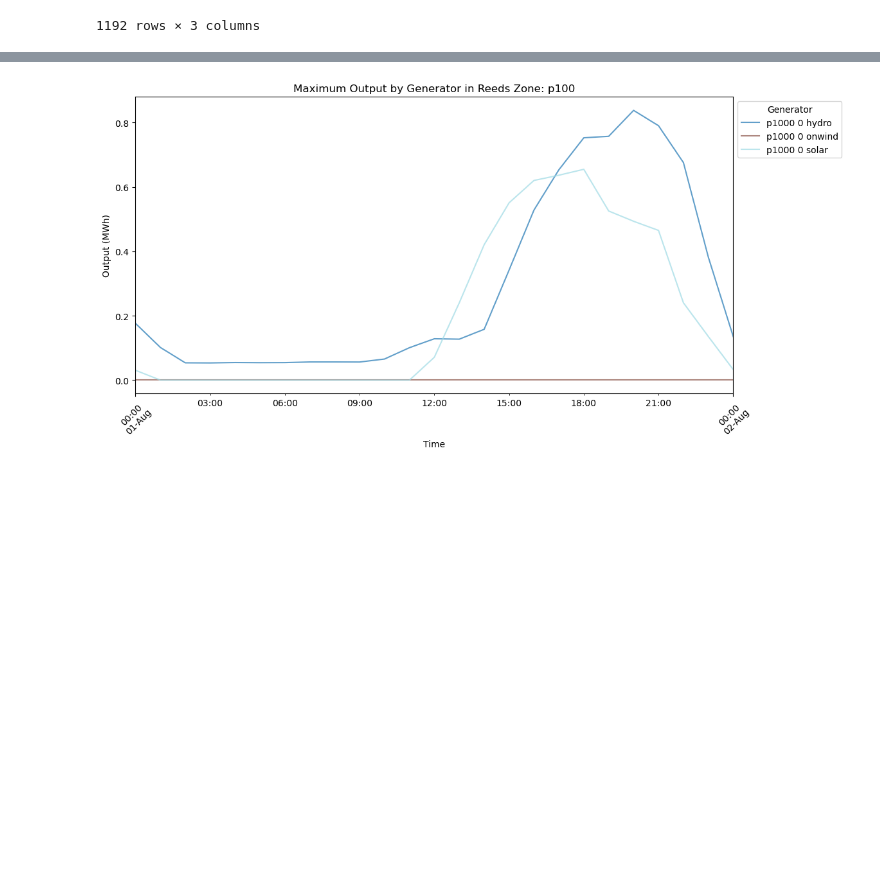
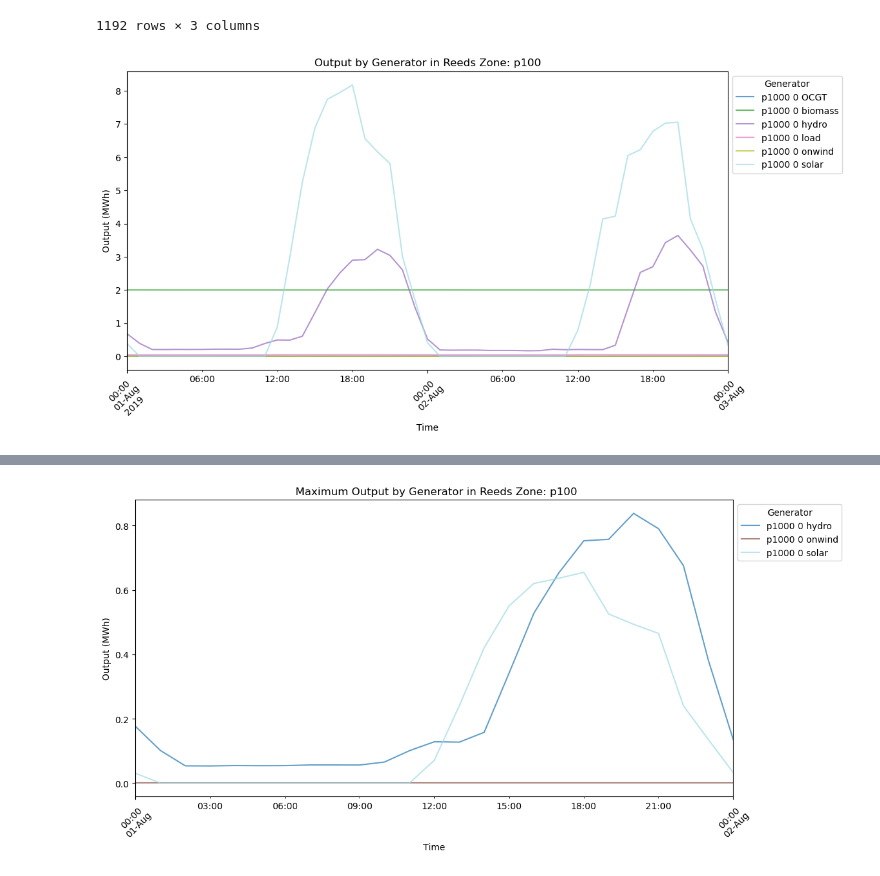
Before and after one commit to af3913/pypsa-usa, a Jupyter notebook: workflow/pypsa-usa_technical_appendix.ipynb, the cells around one changed output, grey strips where cells are left out. Saved outputs shown, nothing was run; the diff lists cells and outputs as text; code cells hidden in the pictures; blank space fills up the shorter version.

```diff
--- a/workflow/pypsa-usa_technical_appendix.ipynb
+++ b/workflow/pypsa-usa_technical_appendix.ipynb
@@ -480,6 +478,38 @@ def generator_add_zonal(generator):
     generator_zonal = generator_zonal[cols]
 
     generator_zonal = generator_zonal.set_index(["bus", "reeds_zone", "reeds_ba", "interconnect", "reeds_state", "generator"])
-    generator_zonal = generator_zonal.groupby(["reeds_zone", "generator"]).sum() # Change groupby to desired setting (i.e reeds_state). Will require plot functions to be updated accordingly.
 
     return generator_zonal
+# %%
+# Import generators-p_max_pu data: The maximum output for each snapshot per unit of p_nom for the optimization
+# (e.g. for variable renewable generators this can change due to weather conditions; for conventional generators it represents a maximum dispatch).
+generators_p = (generator_add_zonal(network.generators_t.p)
+                .groupby(["reeds_zone", "generator"])
+                .sum()) # Change groupby to desired setting (i.e reeds_state). Will require plot functions to be updated accordingly.
+
+def plot_generators_p(generator:pd.DataFrame, reeds_zone: str, start_date: str, end_date: str):
+    """
+    Plots generator data for a specified reeds zone and time period.
+    """
+    generator.columns = pd.date_range(start="2019-01-01",
+    periods=len(generator.columns),
+    freq="H")
+
+    # Select data for reeds zone
+    data = generator.loc(axis=0)[reeds_zone].T
+    data = data[(data.index >= start_date) & (data.index <= end_date)]
+
+    # Plot data
+    fig, ax = plt.subplots(figsize=(12, 6))
+    data.plot(ax=ax, cmap="tab20", alpha=0.7)
+    ax.set_title(f"Output by Generator in Reeds Zone: {reeds_zone}")
+    ax.set_xlabel("Time")
+    ax.set_ylabel("Output (MWh)")
+    ax.legend(title="Generator", bbox_to_anchor=(1, 1))
+    plt.xticks(rotation=45)
+    plt.show()
+
+# plot marginal cost by generator for specified reeds_zone and time period
+plot_generators_p(generators_p, 'p100', "2019-08-01", "2019-08-03")
+# %% [output]
+[figure, added]
```
Also changed, not shown: parts of 10 cells of this notebook.
